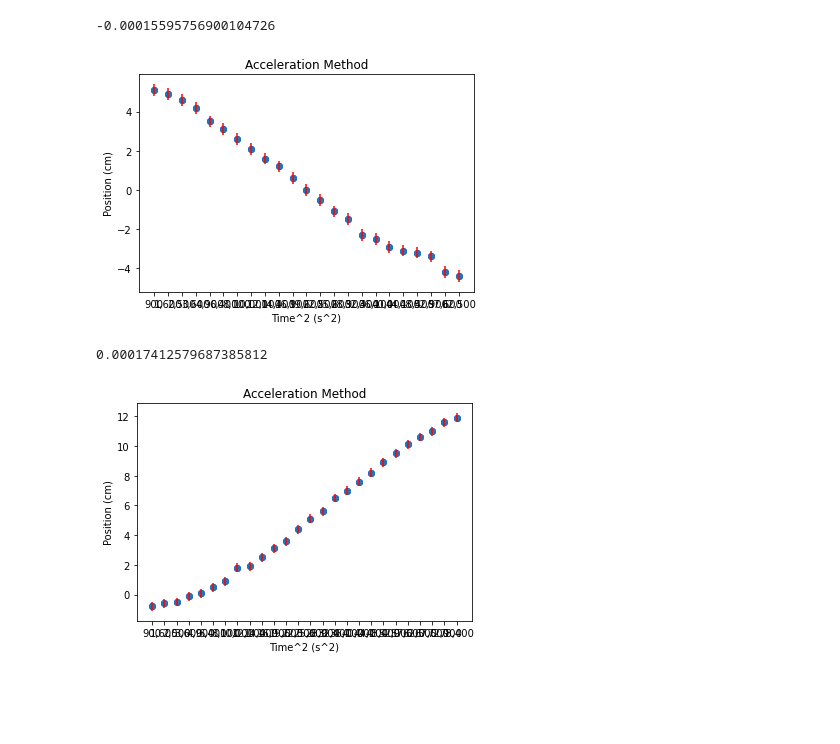
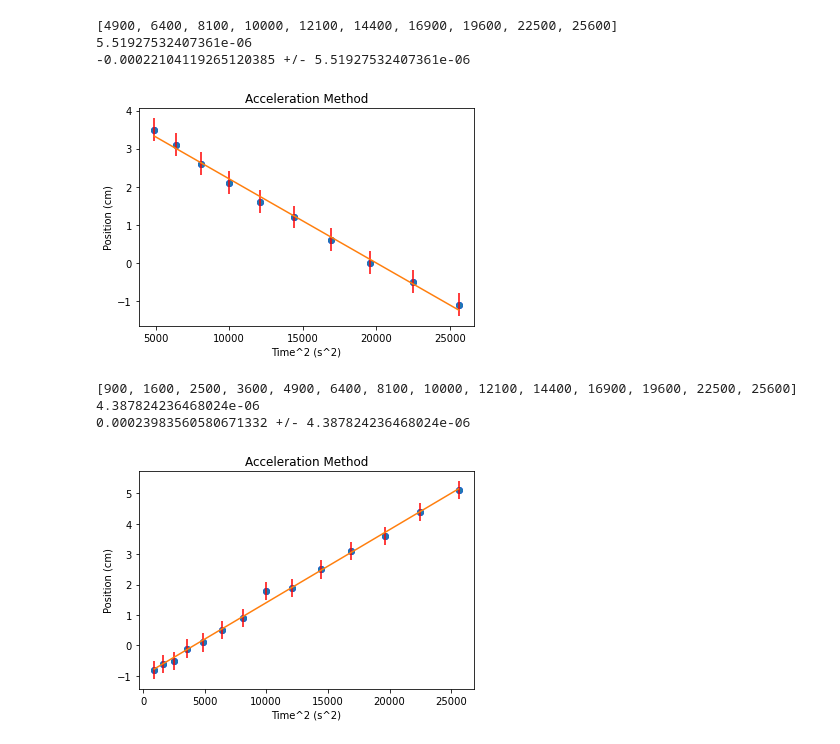
Before and after one commit to DennisHartmannCodes/Cavendeshaganza, a Jupyter notebook: Acceleration Analysis.ipynb, the cells around one changed output. Saved outputs shown, nothing was run; the diff lists cells and outputs as text; code cells hidden in the pictures; blank space fills up the shorter version.

```diff
--- a/Acceleration Analysis.ipynb
+++ b/Acceleration Analysis.ipynb
@@ -102,11 +128,15 @@ data = read_csv("Cavendeshaganza - Acceleration Run 4 (2).csv")
 
 # converting column data to list
 timesquared = data['t^2(s^2)'].tolist()
-timesquared=timesquared[3:26]
+timesquared=timesquared[7:17]
 Position = data['Position (cm)+1.25'].tolist()
-Position=Position[3:26]
+Position=Position[7:17]
 Error = data['Error in Position(cm)'].tolist()
-Error=Error[3:26]
+Error=Error[7:17]
+
+for i in range(len(timesquared)):
+    timesquared[i] = re.sub(",", "", timesquared[i])
+    timesquared[i]=int(timesquared[i])
 
 # printing list data
 plt.scatter(timesquared,Position, color='b')
@@ -115,42 +145,52 @@ plt.title('Acceleration Method')
 plt.xlabel('Time^2 (s^2)')
 plt.ylabel('Position (cm)')
 
-for i in range(len(timesquared)):
-    timesquared[i] = re.sub(",", "", timesquared[i])
-    timesquared[i]=int(timesquared[i])
+slope4, intercept, r_value, p_value, std_err = stats.linregress(timesquared,Position)
+timesquaredarr=np.asarray(timesquared)
+print(timesquared)
+print(std_err)
+plt.plot(timesquared, (timesquaredarr*slope4)+intercept)
+plt.savefig('Vid4trim.png')
 
-slope4, intercept, r_value, p_value, std_err = stats.linregress(timesquared,Position)
-
-print(slope4)
+print(slope4, '+/-', std_err)
 # %% [output]
--0.00015595756900104726
+[4900, 6400, 8100, 10000, 12100, 14400, 16900, 19600, 22500, 25600]
+5.51927532407361e-06
+-0.00022104119265120385 +/- 5.51927532407361e-06
-[figure, old version]
+[figure, new version]
 # %%
 # reading CSV file
 data = read_csv("Cavendeshaganza - Acceleration Run 5 (2).csv")
 
 # converting column data to list
 timesquared = data['t^2(s^2)'].tolist()
-timesquared=timesquared[3:29]
+timesquared=timesquared[3:17]
 Position = data['Position (cm)+1.25'].tolist()
-Position=Position[3:29]
+Position=Position[3:17]
 Error = data['Error in Position(cm)'].tolist()
-Error=Error[3:29]
+Error=Error[3:17]
+
+for i in range(len(timesquared)):
+    timesquared[i] = re.sub(",", "", timesquared[i])
+    timesquared[i]=int(timesquared[i])
 
 # printing list data
 plt.scatter(timesquared,Position, color='b')
 plt.errorbar(timesquared, Position, yerr=Error, ecolor='r', fmt="o", barsabove="True")
 plt.title('Acceleration Method')
 plt.xlabel('Time^2 (s^2)')
 plt.ylabel('Position (cm)')
 
-for i in range(len(timesquared)):
-    timesquared[i] = re.sub(",", "", timesquared[i])
-    timesquared[i]=int(timesquared[i])
+slope5, intercept, r_value, p_value, std_err = stats.linregress(timesquared,Position)
+timesquaredarr=np.asarray(timesquared)
+print(timesquared)
+print(std_err)
+plt.plot(timesquared, (timesquaredarr*slope5)+intercept)
+plt.savefig('Vid5trim.png')
 
-slope5, intercept, r_value, p_value, std_err = stats.linregress(timesquared,Position)
-
-print(slope5)
+print(slope5, '+/-', std_err)
 # %% [output]
-0.00017412579687385812
+[900, 1600, 2500, 3600, 4900, 6400, 8100, 10000, 12100, 14400, 16900, 19600, 22500, 25600]
+4.387824236468024e-06
+0.00023983560580671332 +/- 4.387824236468024e-06
-[figure, old version]
+[figure, new version]
```
Also changed, not shown: parts of 15 cells of this notebook.
